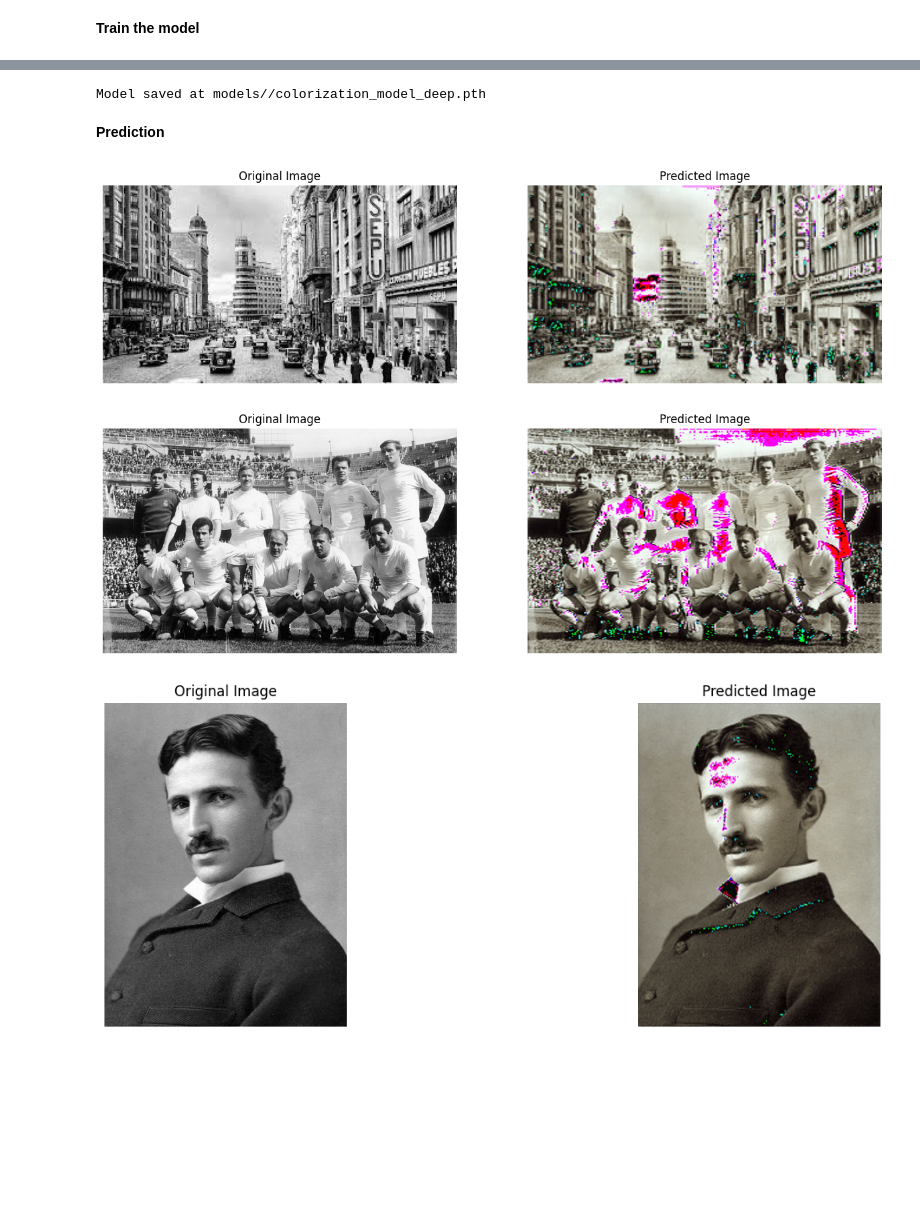
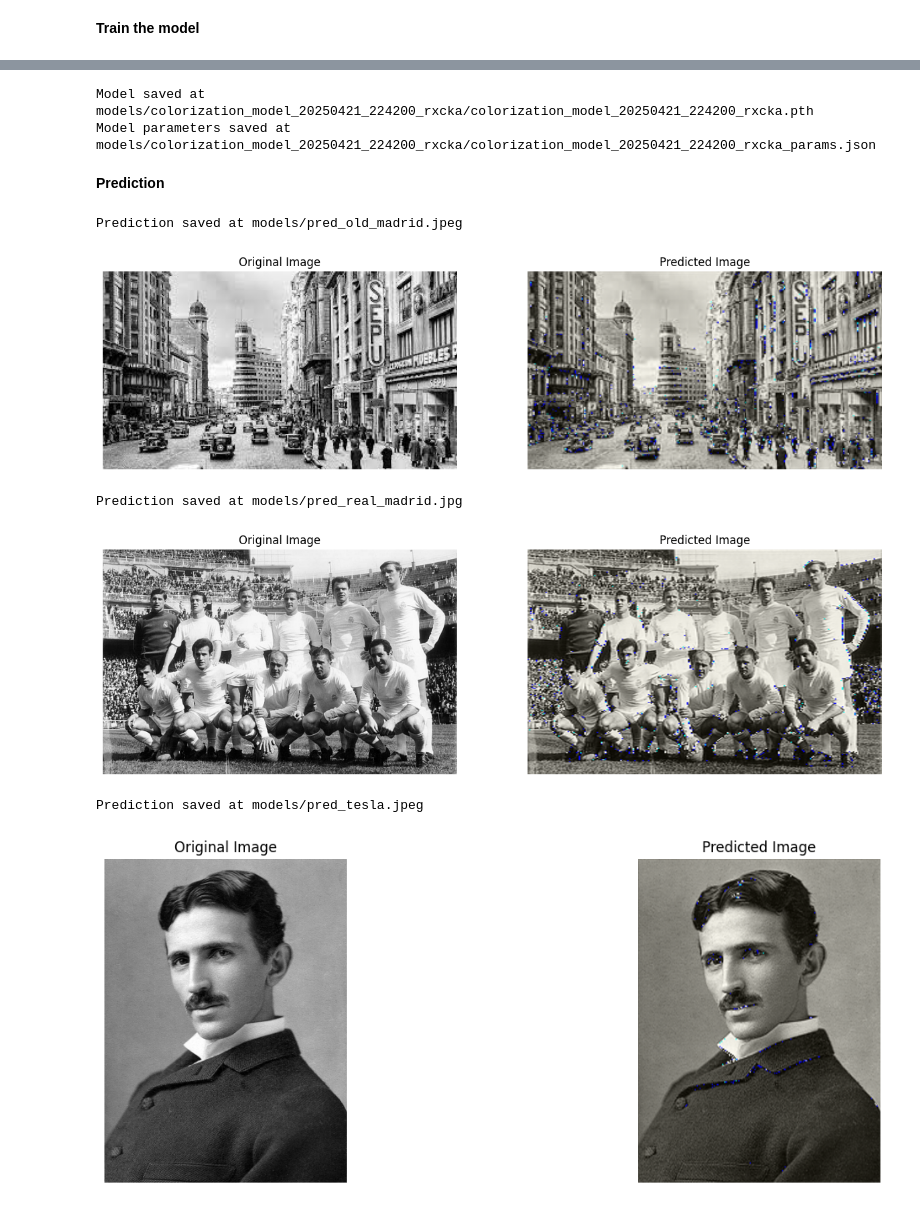
Before and after one commit to HenryECA/image_reconstruction, a Jupyter notebook: main.ipynb, the cells around one changed output, grey strips where cells are left out. Drawn from its saved outputs; the diff is of its cells as text; code cells hidden in the pictures; blank space fills up the shorter version.

Commit message:
last model trained

```diff
--- a/main.ipynb
+++ b/main.ipynb
@@ -43,8 +43,8 @@ HYPERPARAMETERS = {
     "activation": "leakyrelu",
     "dropout": 0.5,
     "optimizer": "adam",
-    "loss_function": torch.nn.L1Loss,
-    "scheduler": torch.optim.lr_scheduler.StepLR,
+    "loss_function": "torch.nn.L1Loss",
+    "scheduler": "torch.optim.lr_scheduler.StepLR",
     "scheduler_step_size": 1,
     "scheduler_gamma": 0.1,
     "conv_params": [
@@ -134,7 +154,8 @@ MODEL_NAME = "colorization_model_" + datetime.datetime.now().strftime("%Y%m%d_%H
 # Save the model
 save_model(model, os.path.join(MODELS_PATH, MODEL_NAME), MODEL_NAME, HYPERPARAMETERS)
 # %% [output]
-Model saved at models//colorization_model_deep.pth
+Model saved at models/colorization_model_20250421_224200_rxcka/colorization_model_20250421_224200_rxcka.pth
+Model parameters saved at models/colorization_model_20250421_224200_rxcka/colorization_model_20250421_224200_rxcka_params.json
 # %%
 # Load the model
 model2 = ColorizationNet(
@@ -144,23 +165,24 @@ model2 = ColorizationNet(
     base_filters=HYPERPARAMETERS["base_filters"],
 ).to(device)
 
-model, _ = load_model(model2, MODELS_PATH, "colorization_model_deep")
+model, _ = load_model(model2, os.path.join(MODELS_PATH, MODEL_NAME), MODEL_NAME)
 # %% [markdown]
 **Prediction**
 # %%
 test_image = "old_madrid.jpeg"
 
 original_image, pred = predict_image(
-    model=model2,
+    model=model,
     image=os.path.join(TEST_IMAGE_PATH, test_image),
     device=device,
     size=HYPERPARAMETERS["size"],
 )
 
 # pass a path that saves the image in the models folder
 show_image(original_image, pred, save_path=os.path.join(MODELS_PATH, "pred_" + test_image))
 # %% [output]
+Prediction saved at models/pred_old_madrid.jpeg
-[figure, old version]
+[figure, new version]
 # %%
 test_image = "real_madrid.jpg"
 
@@ -173,7 +195,8 @@ original_image, pred = predict_image(
 
 show_image(original_image, pred, save_path=os.path.join(MODELS_PATH, "pred_" + test_image))
 # %% [output]
+Prediction saved at models/pred_real_madrid.jpg
-[figure, old version]
+[figure, new version]
 # %%
 test_image = "tesla.jpeg"
 
@@ -186,7 +209,8 @@ original_image, pred = predict_image(
 
 show_image(original_image, pred, save_path=os.path.join(MODELS_PATH, "pred_" + test_image))
 # %% [output]
+Prediction saved at models/pred_tesla.jpeg
-[figure, old version]
+[figure, new version]
 # %%
 test_image = "dog.jpg"
 
```
Also changed, not shown: parts of 3 cells of this notebook, 8 other files.
